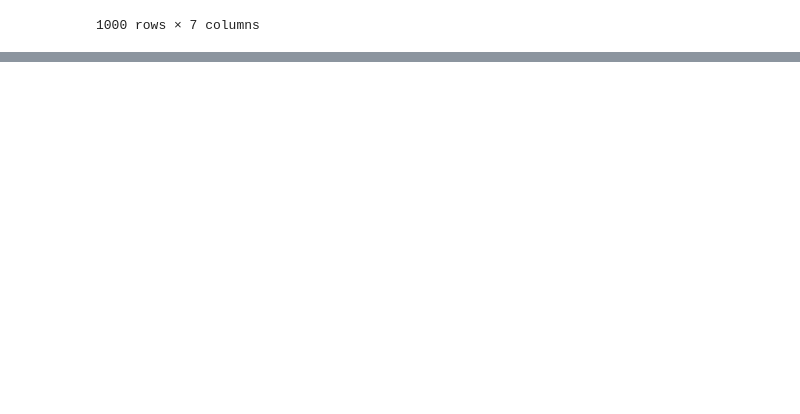
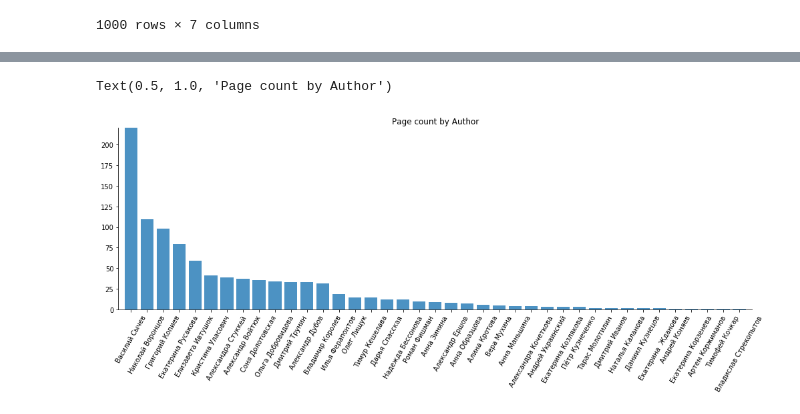
Before and after one commit to VinGeorge/Web-Scraping, a Jupyter notebook: Nplus1.ipynb, the cells around one changed output, grey strips where cells are left out. Drawn from its saved outputs; the diff is of its cells as text; code cells hidden in the pictures; blank space fills up the shorter version.

Commit message:
Added some charts

```diff
--- a/Nplus1.ipynb
+++ b/Nplus1.ipynb
@@ -46,20 +47,6 @@ def get_news(URL):
     text = get_text(soup)
 
     return link, date, title, author, topic, diff, text
-# %%
-news = []
-urls = get_urls()
-for u in urls[1:2]:
-    new = get_news(u)
-    news.append(new)
-    sleep(3)
-# %%
-news = []
-for u in urls[1:100]:
-#     print(get_news(u))
-    new = get_news(u)
-    news.append(new)
-    sleep(3)
 # %%
 def get_dataframe():
 
@@ -103,0 +89,4 @@ df
+# %%
+authors = df.groupby('author', as_index=False)['link'].count()
+authors.rename(columns={'link' : 'page_count'}, inplace=True)
+authors.sort_values(by = 'page_count', ascending=False, inplace=True)
@@ -103,0 +102,11 @@ df
+# %%
+fig, ax = plt.subplots(figsize=(17, 5))
+ax.bar(authors['author'], authors['page_count'], alpha=0.8)
+ax.spines['top'].set_visible(False)
+ax.spines['right'].set_visible(False)
+ax.margins(0.01, 0)
+plt.xticks(rotation=60)
+plt.title('Page count by Author')
+# %% [output]
+Text(0.5, 1.0, 'Page count by Author')
+[figure, added]
```
Also changed, not shown: parts of 4 cells of this notebook.
